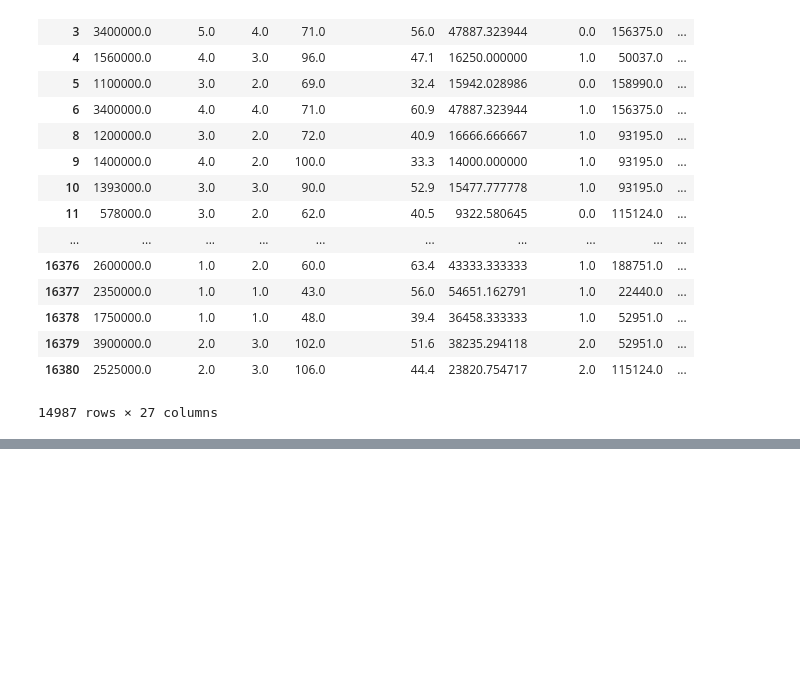
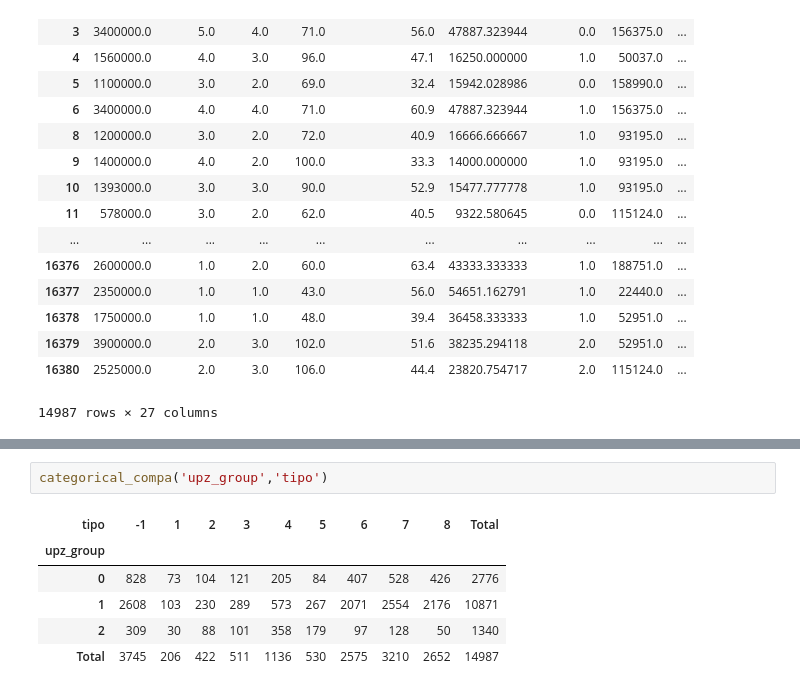
Before and after one commit to Baarry11/Tarea-1-LabDeDatos, a Jupyter notebook: tarea1.ipynb, the cells around one changed output, grey strips where cells are left out. Drawn from its saved outputs; the diff is of its cells as text; blank space fills up the shorter version.

```diff
--- a/tarea1.ipynb
+++ b/tarea1.ipynb
@@ -818,0 +883,9 @@ numeric n_rooms  -0.019166
+# %%
+categorical_compa('upz_group','tipo')
+# %% [output]
+| tipo | -1 | 1 | 2 | 3 | 4 | 5 | 6 | 7 | 8 | Total |
+| upz_group |  |  |  |  |  |  |  |  |  |  |
+| 0 | 828 | 73 | 104 | 121 | 205 | 84 | 407 | 528 | 426 | 2776 |
+| 1 | 2608 | 103 | 230 | 289 | 573 | 267 | 2071 | 2554 | 2176 | 10871 |
+| 2 | 309 | 30 | 88 | 101 | 358 | 179 | 97 | 128 | 50 | 1340 |
+| Total | 3745 | 206 | 422 | 511 | 1136 | 530 | 2575 | 3210 | 2652 | 14987 |
```
Also changed, not shown: parts of 17 cells of this notebook.
